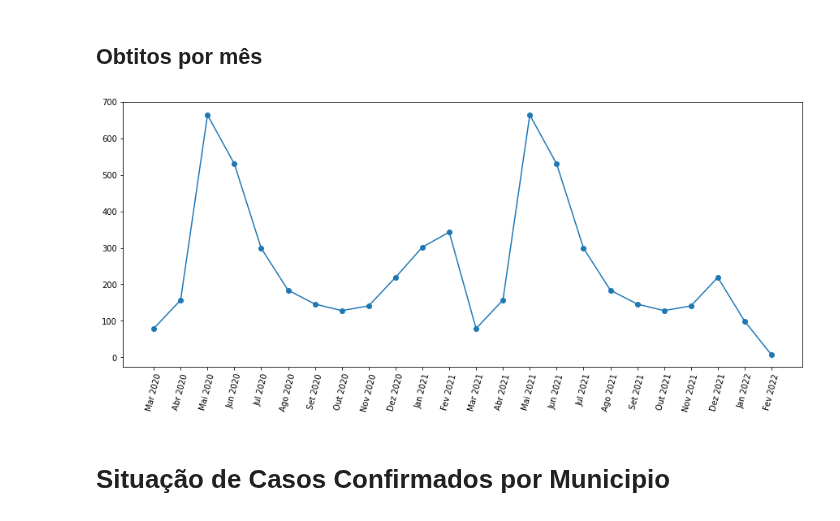
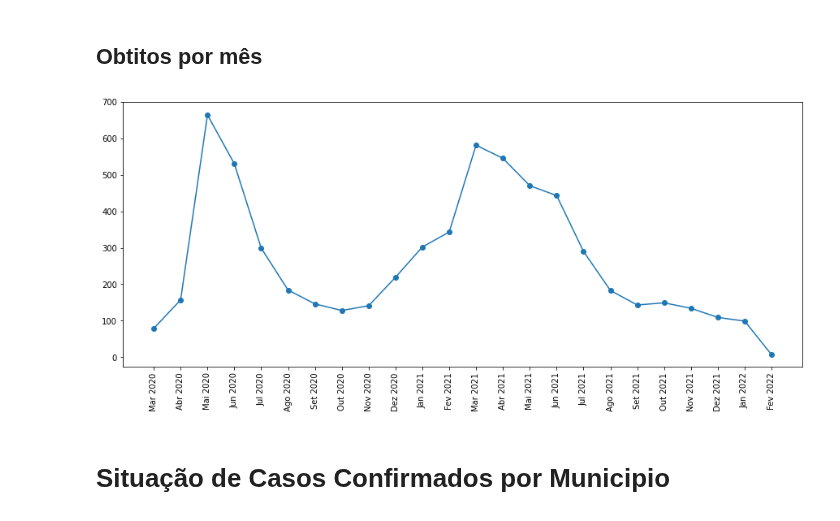
Before and after one commit to Jose-Bruno/Visualiza-oComputacional, a Jupyter notebook: José_Bruno_da_Silva_Santos_Visualização_Computacional.ipynb, the cells around one changed output. Saved outputs shown, nothing was run; the diff lists cells and outputs as text; code cells hidden in the pictures.

```diff
--- a/José_Bruno_da_Silva_Santos_Visualização_Computacional.ipynb
+++ b/José_Bruno_da_Silva_Santos_Visualização_Computacional.ipynb
@@ -169,9 +241,9 @@ obitos.head()
 # %% [markdown]
 ## **Obtitos por mês**
 # %%
-confirmacao = dados.loc[dados['Situação do paciente confirmado'] == 'ÓBITO', 'Data do Óbito']
+confirmacao_obitos = dados.loc[dados['Situação do paciente confirmado'] == 'ÓBITO', 'Data do Óbito']
 
-data_obitos = pd.DataFrame(confirmacao, columns = ['Data do Óbito'])
+data_obitos = pd.DataFrame(confirmacao_obitos, columns = ['Data do Óbito'])
 # %%
 data_obitos['Data do Óbito'] = pd.to_datetime(data_obitos['Data do Óbito']) #Transformando em data time
 
@@ -222,23 +294,23 @@ dezembro_2021 = len(data_obitos[data_obitos["Data do Óbito"].isin(pd.date_range
 #2022
 
 janeiro_2022 = len(data_obitos[data_obitos["Data do Óbito"].isin(pd.date_range('2022-01-1', '2022-01-31'))])
-fevereiro_2022 = len(data_obitos[data_obitos["Data do Óbito"].isin(pd.date_range('2022-02-1', '2022-02-28'))])
+fevereiro_2022 = len(data_obitos[data_obitos["Data do Óbito"].isin(pd.date_range('2022-02-1', '2022-02-16'))])
 # %%
 eixo_x = ['Mar 2020', 'Abr 2020', 'Mai 2020', 'Jun 2020', 'Jul 2020', 'Ago 2020', 'Set 2020', 'Out 2020', 'Nov 2020', 'Dez 2020',
           'Jan 2021', 'Fev 2021', 'Mar 2021', 'Abr 2021', 'Mai 2021', 'Jun 2021', 'Jul 2021', 'Ago 2021', 'Set 2021', 'Out 2021', 'Nov 2021', 'Dez 2021',
           'Jan 2022', 'Fev 2022']
 
 eixo_y =[marco_2020, abril_2020, maio_2020, junho_2020, julho_2020, agosto_2020, setembro_2020, outubro_2020, novembro_2020, dezembro_2020,
-         janeiro_2021, fevereiro_2021, marco_2020, abril_2020, maio_2020, junho_2020, julho_2020, agosto_2020, setembro_2020, outubro_2020, novembro_2020, dezembro_2020,
+         janeiro_2021, fevereiro_2021, marco_2021, abril_2021, maio_2021, junho_2021, julho_2021, agosto_2021, setembro_2021, outubro_2021, novembro_2021, dezembro_2021,
          janeiro_2022, fevereiro_2022]
 
 plt.figure(figsize=(15,6))
 plt.plot(eixo_x, eixo_y, marker='o')
 plt.yticks([0,100, 200, 300, 400, 500, 600, 700])
-plt.tick_params(axis='x', labelrotation = 75)
+plt.tick_params(axis='x', labelrotation = 90)
 plt.show()
 # %% [output]
-[figure, old version]
+[figure, new version]
 # %% [markdown]
 # **Situação de Casos Confirmados por Municipio**
 # %%
```
Also changed, not shown: parts of 8 cells of this notebook.
